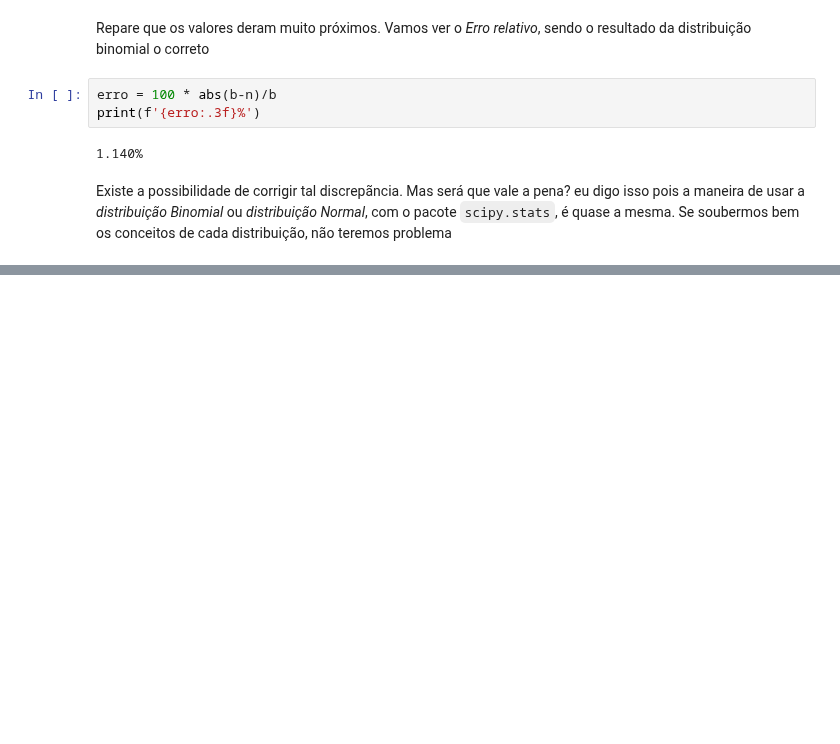
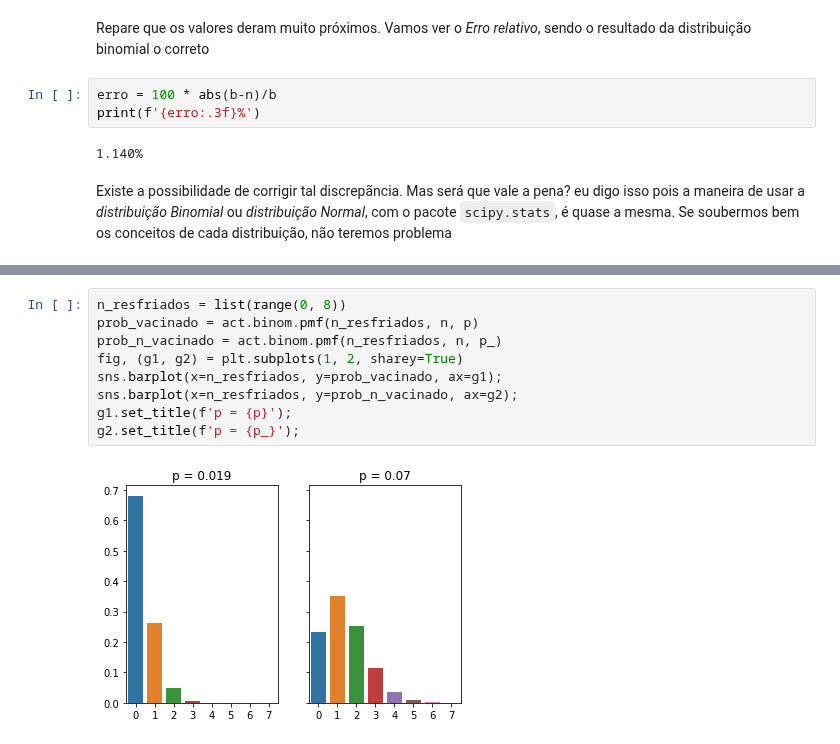
Before and after one commit to mikaelcordeiro/semanas, a Jupyter notebook: semana4/semana_4.ipynb, the cells around one changed output, grey strips where cells are left out. Cells and saved outputs as stored; diff of their text form; blank space fills up the shorter version.

```diff
--- a/semana4/semana_4.ipynb
+++ b/semana4/semana_4.ipynb
@@ -411,0 +439,11 @@ Existe a possibilidade de corrigir tal discrepãncia. Mas será que vale a pena?
+# %%
+n_resfriados = list(range(0, 8))
+prob_vacinado = act.binom.pmf(n_resfriados, n, p)
+prob_n_vacinado = act.binom.pmf(n_resfriados, n, p_)
+fig, (g1, g2) = plt.subplots(1, 2, sharey=True)
+sns.barplot(x=n_resfriados, y=prob_vacinado, ax=g1);
+sns.barplot(x=n_resfriados, y=prob_n_vacinado, ax=g2);
+g1.set_title(f'p = {p}');
+g2.set_title(f'p = {p_}');
+# %% [output]
+[figure, added]
```
Also changed, not shown: parts of 8 cells of this notebook.
